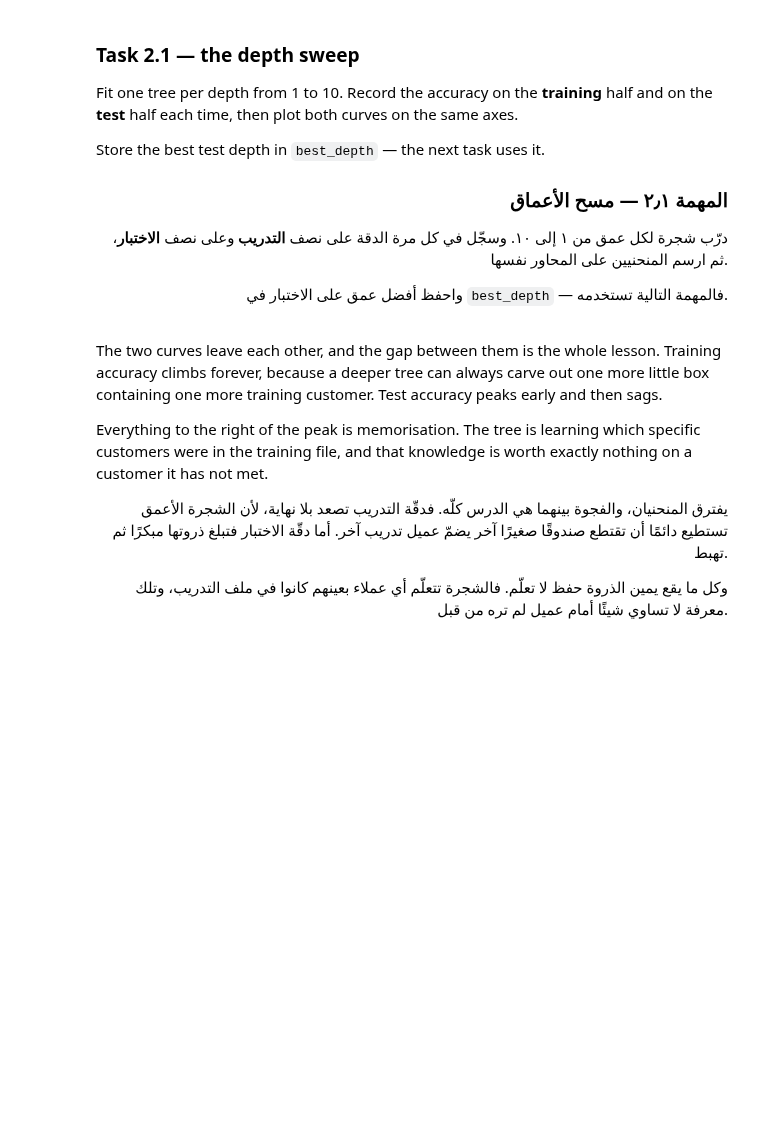
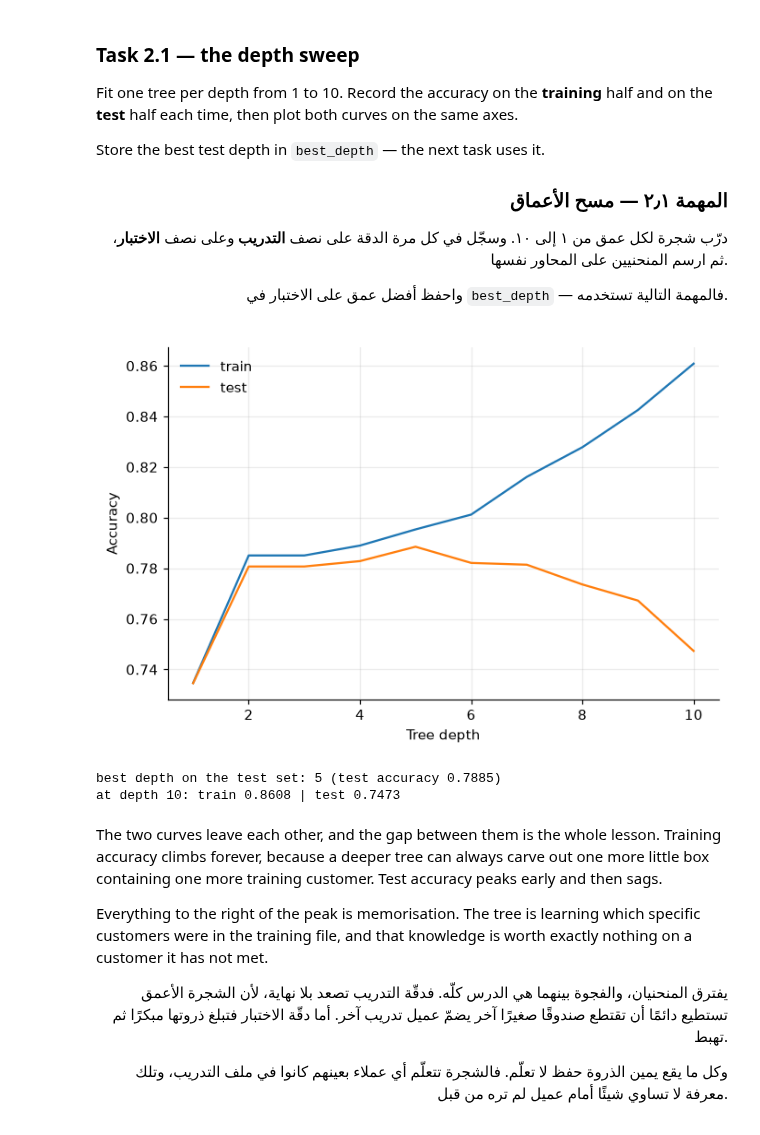
Before and after one commit to albandricx/AIEP_Olo_student, a Jupyter notebook: week_1_foundations/labs/D4_extra_trees/D4_extra_trees_blank.ipynb, the cells around one changed output. Cells and saved outputs as stored; diff of their text form; code cells hidden in the pictures; blank space fills up the shorter version.

Commit message:
D4 extra trees lab

```diff
--- a/week_1_foundations/labs/D4_extra_trees/D4_extra_trees_blank.ipynb
+++ b/week_1_foundations/labs/D4_extra_trees/D4_extra_trees_blank.ipynb
@@ -222,6 +239,8 @@ churn."* If you cannot say it in a sentence, you have not read it yet.
 from sklearn.tree import DecisionTreeClassifier, export_text
 # TODO: Fit a depth-2 decision tree on the training half and call it `small_tree`.
 # مهمة: درّب شجرة قرار بعمق ٢ على نصف التدريب وسمِّها `small_tree`.
+small_tree = DecisionTreeClassifier(max_depth=2, random_state=42)
+small_tree.fit(X_train, y_train)
 print(export_text(small_tree, feature_names=FEATURES))
 print(f"test accuracy {small_tree.score(X_test, y_test):.4f} "
       f"vs baseline {MAJORITY:.4f}")
@@ -292,16 +324,38 @@ Store the best test depth in `best_depth` — the next task uses it.
 # ٢) اجمع الرقمين في `train_scores` و`test_scores` بترتيب الأعماق.
 # ٣) ارسم المنحنيين مقابل list(DEPTHS) على محاور واحدة مع مفتاح، وسمِّ المحورين.
 # ٤) `best_depth` هو العمق عند أعلى نتيجة اختبار — وnp.argmax تعطيك موضعه.
 # ابحث عن: "numpy argmax index of maximum"
 # ────────────────────────────────────────────────────────────────────
 
 DEPTHS = range(1, 11)
 # TODO: Fit one tree per depth, record train and test accuracy, plot both curves, and set best_depth.
 # مهمة: درّب شجرة لكل عمق، وسجّل دقّة التدريب والاختبار، وارسم المنحنيين، واضبط best_depth.
+train_scores = []
+test_scores = []
+
+for depth in DEPTHS:
+    tree = DecisionTreeClassifier(max_depth=depth, random_state=42)
+    tree.fit(X_train, y_train)
+
+    train_scores.append(tree.score(X_train, y_train))
+    test_scores.append(tree.score(X_test, y_test))
+
+best_depth = DEPTHS[list(test_scores).index(max(test_scores))]
+
+plt.plot(DEPTHS, train_scores, label="train")
+plt.plot(DEPTHS, test_scores, label="test")
+plt.xlabel("Tree depth")
+plt.ylabel("Accuracy")
+plt.legend()
+plt.show()
 print(f"best depth on the test set: {best_depth} "
       f"(test accuracy {max(test_scores):.4f})")
 print(f"at depth 10: train {train_scores[-1]:.4f} | "
       f"test {test_scores[-1]:.4f}")
+# %% [output]
+[figure, added]
+best depth on the test set: 5 (test accuracy 0.7885)
+at depth 10: train 0.8608 | test 0.7473
 # %% [markdown]
 The two curves leave each other, and the gap between them is the whole lesson. Training accuracy
 climbs forever, because a deeper tree can always carve out one more little box containing one more
```
Also changed, not shown: parts of 5 cells of this notebook.
